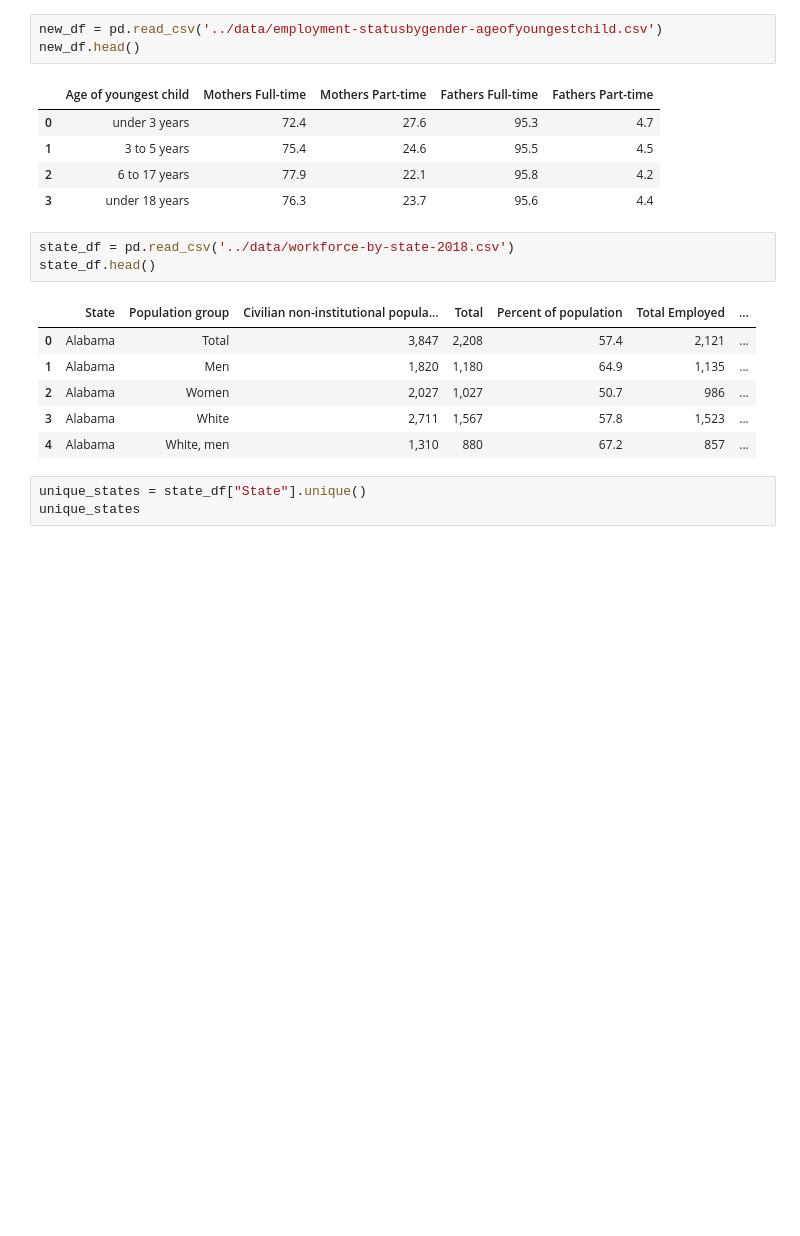
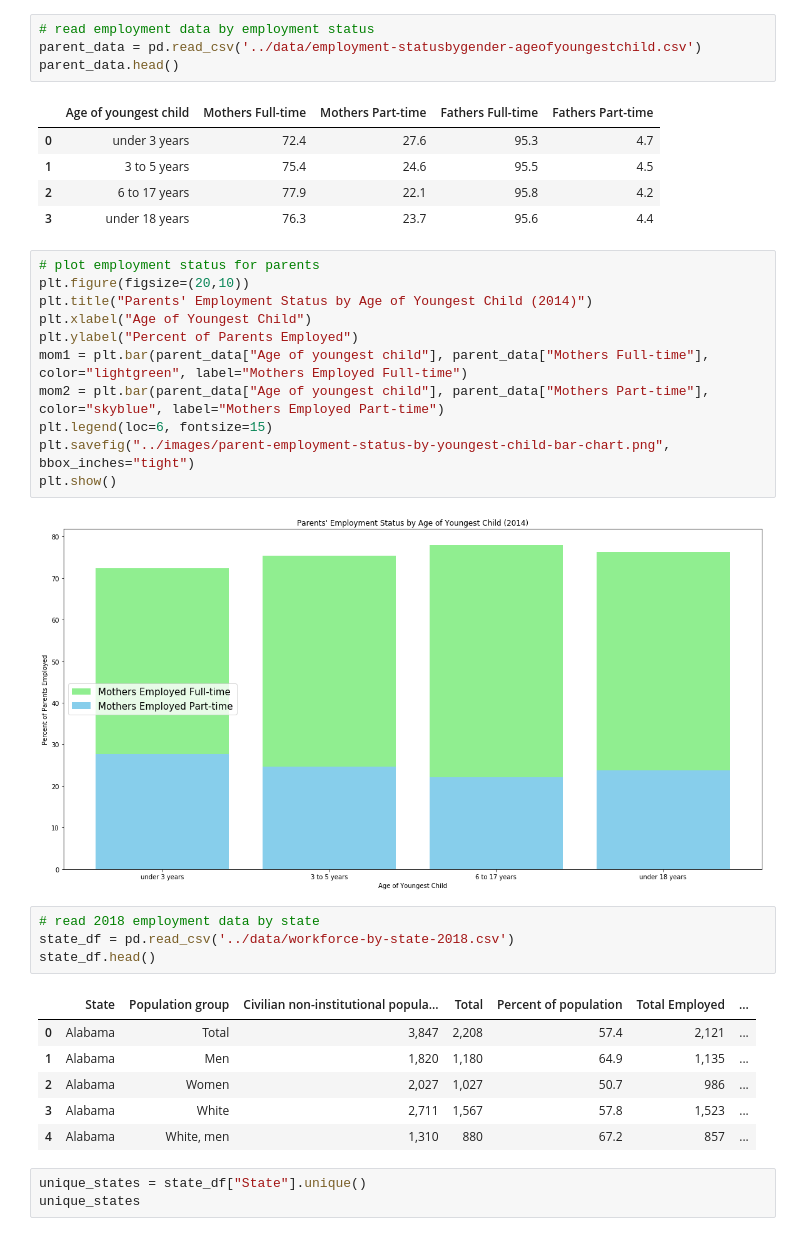
Before and after one commit to kathleeng77/Open-Source-Project-1, a Jupyter notebook: analysis/women-in-workforce-by-state.ipynb, the cells around one changed output. Cells and saved outputs as stored; diff of their text form; blank space fills up the shorter version.

```diff
--- a/analysis/women-in-workforce-by-state.ipynb
+++ b/analysis/women-in-workforce-by-state.ipynb
@@ -5,15 +5,30 @@ import pandas as pd
 import numpy as np
 import matplotlib.pyplot as plt
 # %%
-new_df = pd.read_csv('../data/employment-statusbygender-ageofyoungestchild.csv')
-new_df.head()
+# read employment data by employment status
+parent_data = pd.read_csv('../data/employment-statusbygender-ageofyoungestchild.csv')
+parent_data.head()
 # %% [output]
 |  | Age of youngest child | Mothers Full-time | Mothers Part-time | Fathers Full-time | Fathers Part-time |
 | 0 | under 3 years | 72.4 | 27.6 | 95.3 | 4.7 |
 | 1 | 3 to 5 years | 75.4 | 24.6 | 95.5 | 4.5 |
 | 2 | 6 to 17 years | 77.9 | 22.1 | 95.8 | 4.2 |
 | 3 | under 18 years | 76.3 | 23.7 | 95.6 | 4.4 |
+# %%
+# plot employment status for parents
+plt.figure(figsize=(20,10))
+plt.title("Parents' Employment Status by Age of Youngest Child (2014)")
+plt.xlabel("Age of Youngest Child")
+plt.ylabel("Percent of Parents Employed")
+mom1 = plt.bar(parent_data["Age of youngest child"], parent_data["Mothers Full-time"], color="lightgreen", label="Mothers Employed Full-time")
+mom2 = plt.bar(parent_data["Age of youngest child"], parent_data["Mothers Part-time"], color="skyblue", label="Mothers Employed Part-time")
+plt.legend(loc=6, fontsize=15)
+plt.savefig("../images/parent-employment-status-by-youngest-child-bar-chart.png", bbox_inches="tight")
+plt.show()
+# %% [output]
+[figure, added]
 # %%
+# read 2018 employment data by state
 state_df = pd.read_csv('../data/workforce-by-state-2018.csv')
 state_df.head()
 # %% [output]
```
Also changed, not shown: parts of 4 cells of this notebook, 1 other file.
